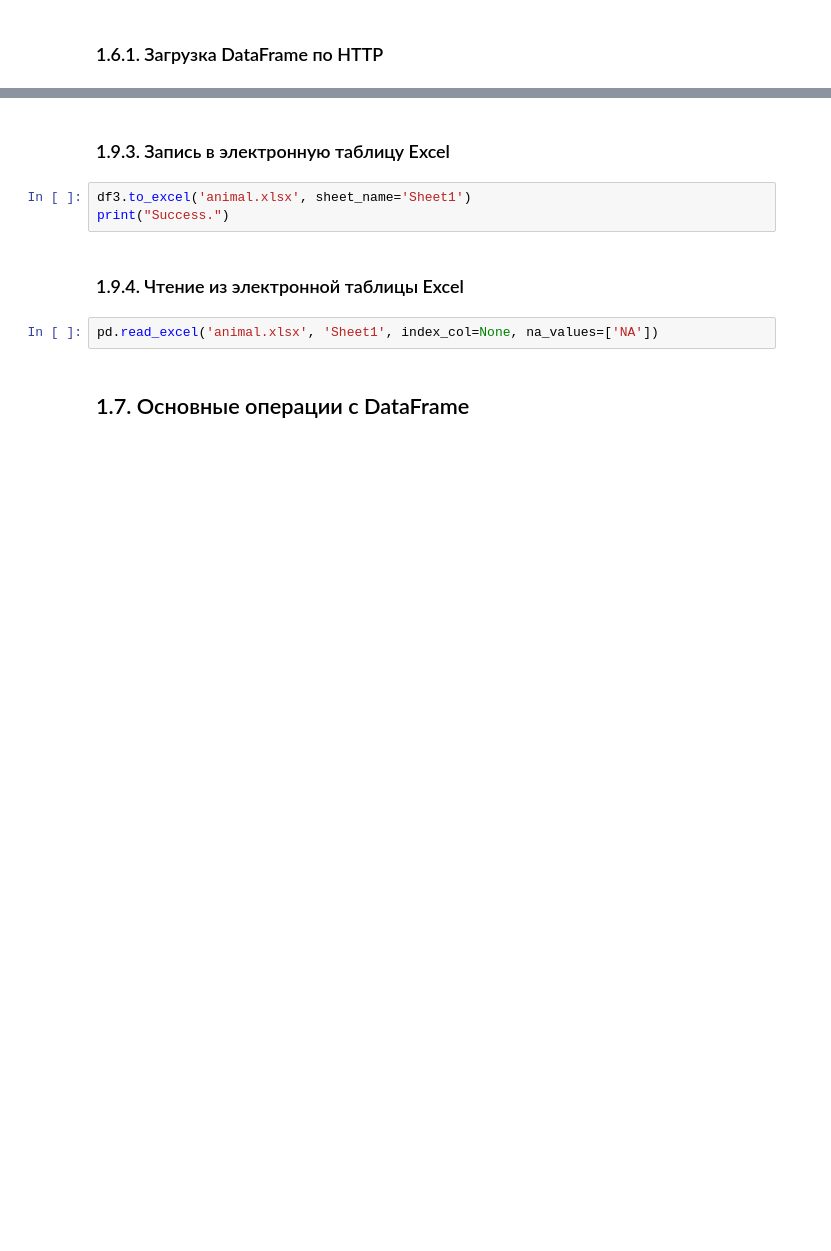
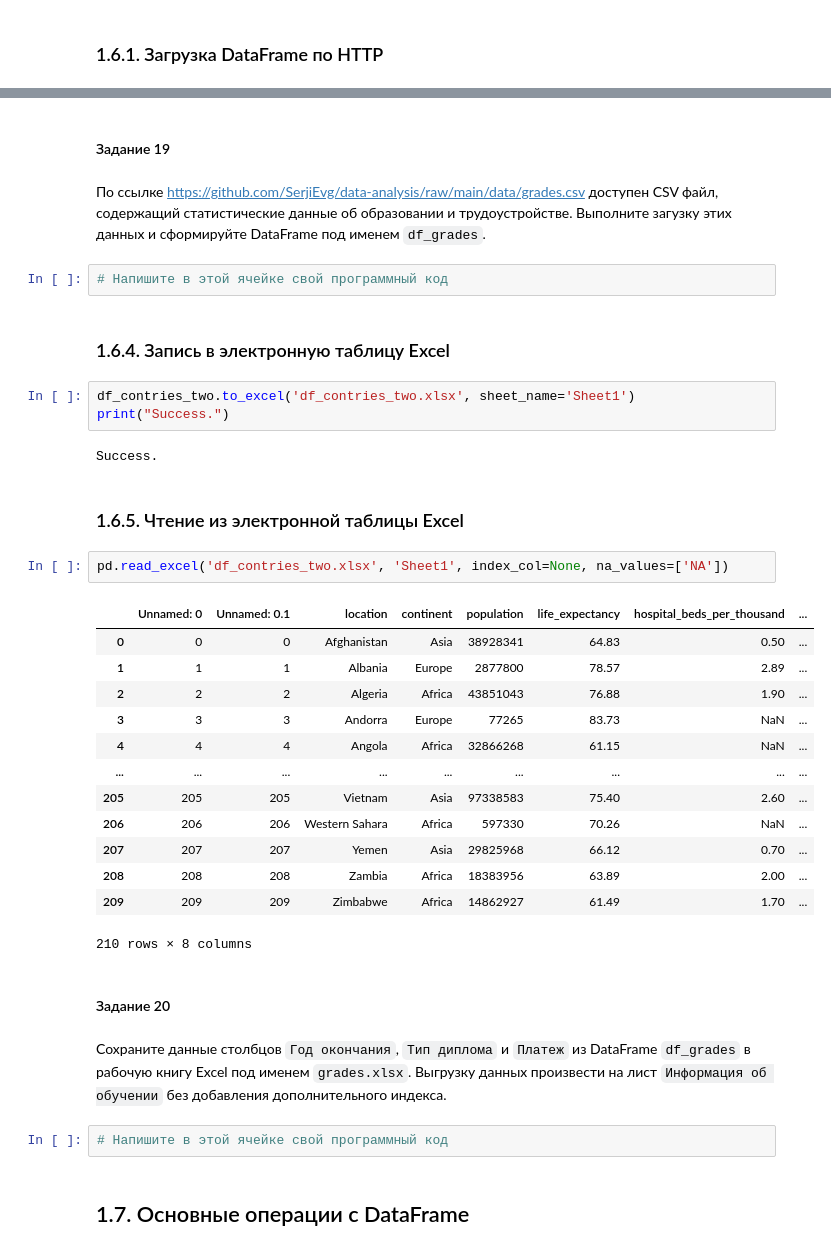
Before and after one commit to SerjiEvg/data-analysis, a Jupyter notebook: labs/Операции с Pandas/ЛР4. Введение в библиотеку Pandas.ipynb, the cells around one changed output, grey strips where cells are left out. Saved outputs shown, nothing was run; the diff lists cells and outputs as text; blank space fills up the shorter version.

```diff
--- a/labs/Операции с Pandas/ЛР4. Введение в библиотеку Pandas.ipynb
+++ b/labs/Операции с Pandas/ЛР4. Введение в библиотеку Pandas.ipynb
@@ -473,12 +533,40 @@ df_animal
+# %% [markdown]
+#### Задание 19
+# %% [markdown]
+По ссылке https://github.com/SerjiEvg/data-analysis/raw/main/data/grades.csv доступен CSV файл, содержащий статистические данные об образовании и трудоустройстве. Выполните загузку этих данных и сформируйте DataFrame под именем `df_grades`.
+# %%
+# Напишите в этой ячейке свой программный код
 # %% [markdown]
-### 1.9.3. Запись в электронную таблицу Excel
+### 1.6.4. Запись в электронную таблицу Excel
 # %%
-df3.to_excel('animal.xlsx', sheet_name='Sheet1')
+df_contries_two.to_excel('df_contries_two.xlsx', sheet_name='Sheet1')
 print("Success.")
+# %% [output]
+Success.
 # %% [markdown]
-### 1.9.4. Чтение из электронной таблицы Excel
+### 1.6.5. Чтение из электронной таблицы Excel
 # %%
-pd.read_excel('animal.xlsx', 'Sheet1', index_col=None, na_values=['NA'])
+pd.read_excel('df_contries_two.xlsx', 'Sheet1', index_col=None, na_values=['NA'])
+# %% [output]
+|  | Unnamed: 0 | Unnamed: 0.1 | location | continent | population | life_expectancy | hospital_beds_per_thousand | ... |
+| 0 | 0 | 0 | Afghanistan | Asia | 38928341 | 64.83 | 0.50 | ... |
+| 1 | 1 | 1 | Albania | Europe | 2877800 | 78.57 | 2.89 | ... |
+| 2 | 2 | 2 | Algeria | Africa | 43851043 | 76.88 | 1.90 | ... |
+| 3 | 3 | 3 | Andorra | Europe | 77265 | 83.73 | NaN | ... |
+| 4 | 4 | 4 | Angola | Africa | 32866268 | 61.15 | NaN | ... |
+| ... | ... | ... | ... | ... | ... | ... | ... | ... |
+| 205 | 205 | 205 | Vietnam | Asia | 97338583 | 75.40 | 2.60 | ... |
+| 206 | 206 | 206 | Western Sahara | Africa | 597330 | 70.26 | NaN | ... |
+| 207 | 207 | 207 | Yemen | Asia | 29825968 | 66.12 | 0.70 | ... |
+| 208 | 208 | 208 | Zambia | Africa | 18383956 | 63.89 | 2.00 | ... |
+| 209 | 209 | 209 | Zimbabwe | Africa | 14862927 | 61.49 | 1.70 | ... |
+210 rows × 8 columns
+# %% [markdown]
+#### Задание 20
+# %% [markdown]
+Сохраните данные столбцов `Год окончания`, `Тип диплома` и `Платеж` из DataFrame `df_grades` в рабочую книгу Excel под именем `grades.xlsx`. Выгрузку данных произвести на лист `Информация об обучении` без добавления дополнительного индекса.
+# %%
+# Напишите в этой ячейке свой программный код
 # %% [markdown]
 ## 1.7. Основные операции с DataFrame
 # %% [markdown]
```
Also changed, not shown: parts of 82 cells of this notebook.
